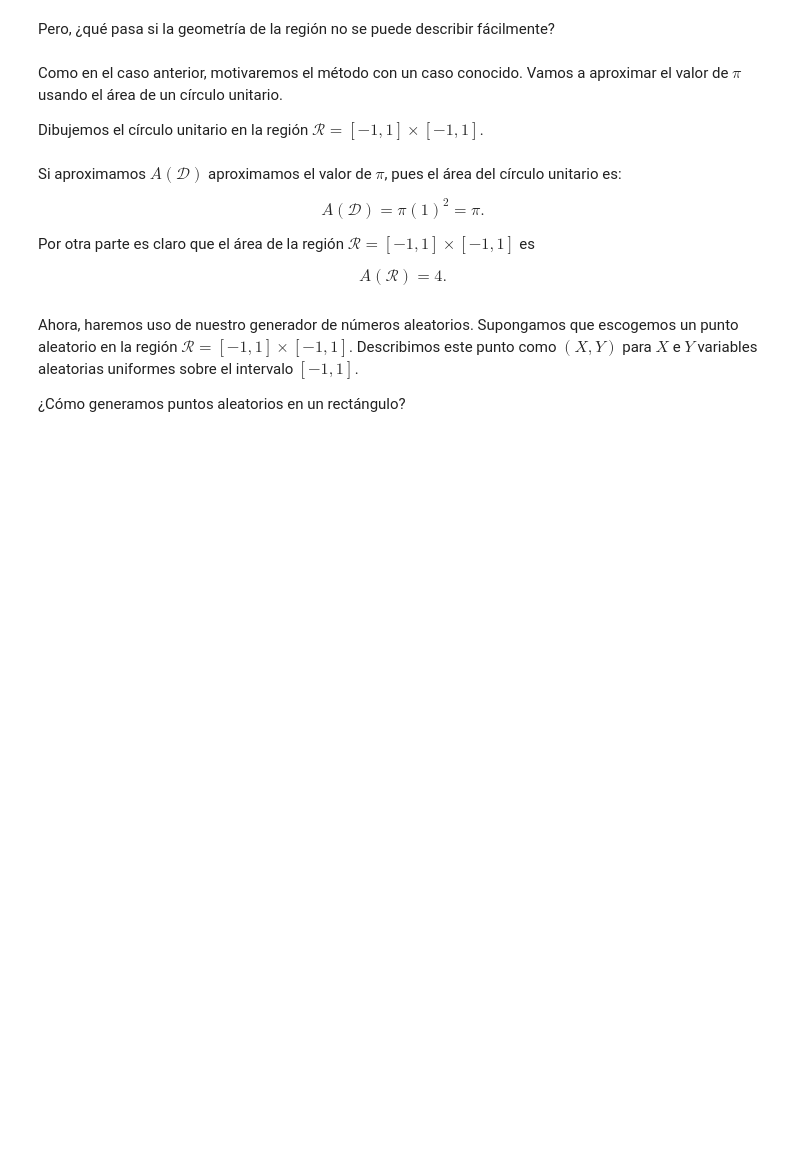
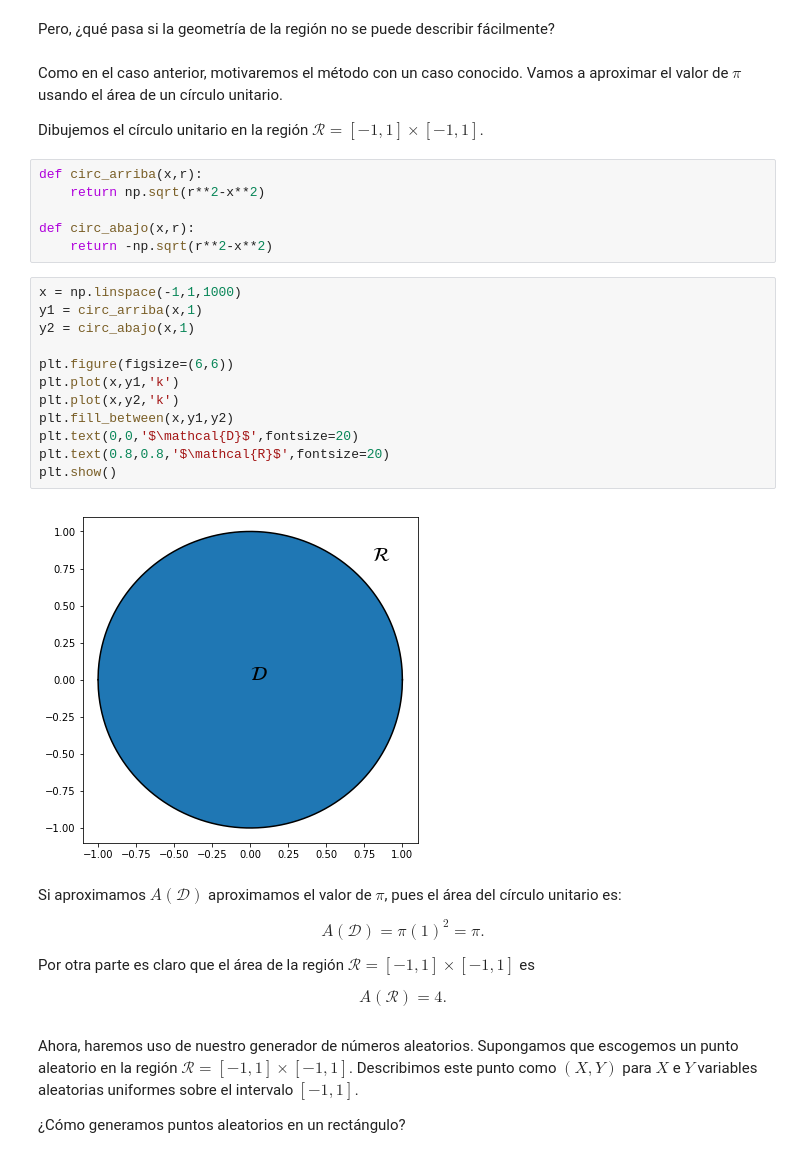
Before and after one commit to zapatacc/SimMat2019-1, a Jupyter notebook: Modulo2/Clase10_IntegracionMontecarlo.ipynb, the cells around one changed output. Drawn from its saved outputs; the diff is of its cells as text; blank space fills up the shorter version.

```diff
--- a/Modulo2/Clase10_IntegracionMontecarlo.ipynb
+++ b/Modulo2/Clase10_IntegracionMontecarlo.ipynb
@@ -199,6 +294,26 @@ Pero, ¿qué pasa si la geometría de la región no se puede describir fácilmen
 Como en el caso anterior, motivaremos el método con un caso conocido. Vamos a aproximar el valor de $\pi$ usando el área de un círculo unitario.
 
 Dibujemos el círculo unitario en la región $\mathcal{R}=\left[-1,1\right]\times\left[-1,1\right]$.
+# %%
+def circ_arriba(x,r):
+    return np.sqrt(r**2-x**2)
+
+def circ_abajo(x,r):
+    return -np.sqrt(r**2-x**2)
+# %%
+x = np.linspace(-1,1,1000)
+y1 = circ_arriba(x,1)
+y2 = circ_abajo(x,1)
+
+plt.figure(figsize=(6,6))
+plt.plot(x,y1,'k')
+plt.plot(x,y2,'k')
+plt.fill_between(x,y1,y2)
+plt.text(0,0,'$\mathcal{D}$',fontsize=20)
+plt.text(0.8,0.8,'$\mathcal{R}$',fontsize=20)
+plt.show()
+# %% [output]
+[figure, added]
 # %% [markdown]
 Si aproximamos $A(\mathcal{D})$ aproximamos el valor de $\pi$, pues el área del círculo unitario es:
 
```
Also changed, not shown: parts of 24 cells of this notebook.
